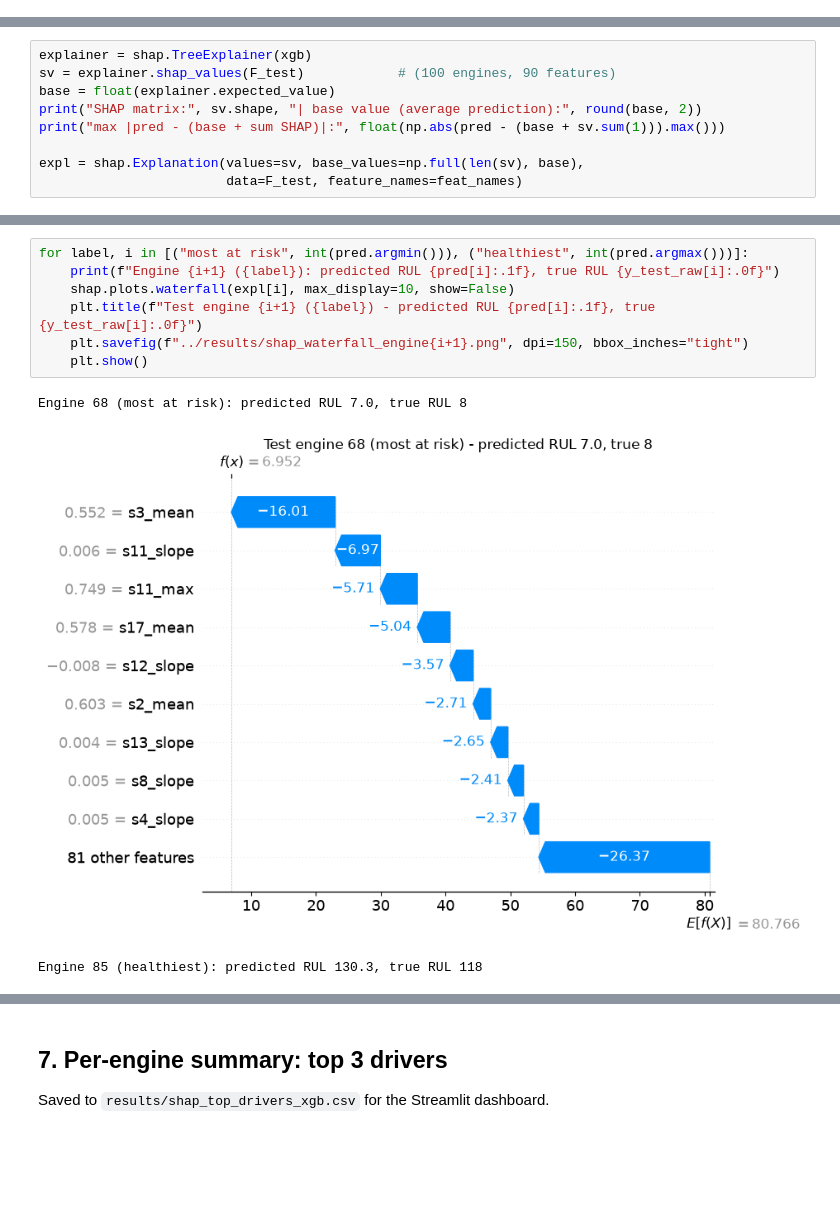
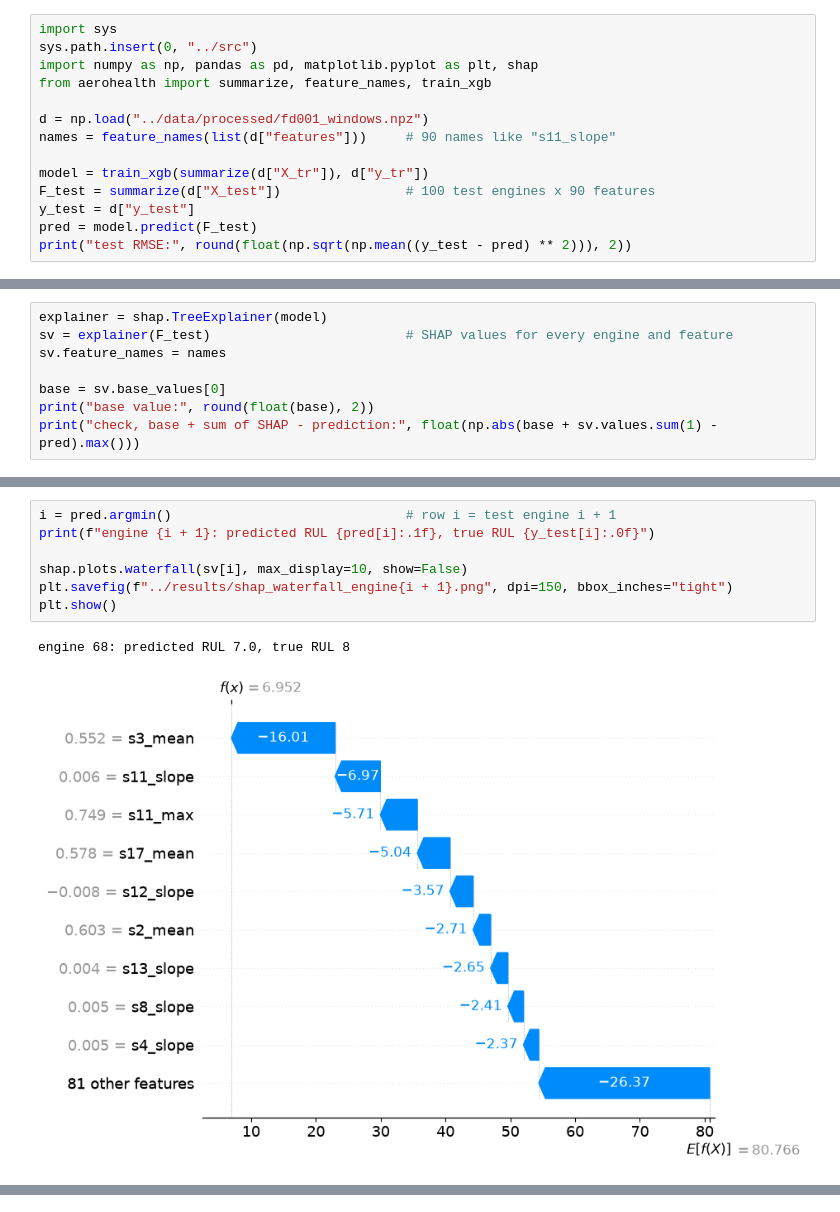
Before and after one commit to agupta30be24-create/aerohealth, a Jupyter notebook: notebooks/04_shap.ipynb, the cells around one changed output, grey strips where cells are left out. Cells and saved outputs as stored; diff of their text form; blank space fills up the shorter version.

```diff
--- a/notebooks/04_shap.ipynb
+++ b/notebooks/04_shap.ipynb
@@ -45,0 +11,14 @@ test RMSE (uncapped): 14.09
+# %%
+import sys
+sys.path.insert(0, "../src")
+import numpy as np, pandas as pd, matplotlib.pyplot as plt, shap
+from aerohealth import summarize, feature_names, train_xgb
+
+d = np.load("../data/processed/fd001_windows.npz")
+names = feature_names(list(d["features"]))     # 90 names like "s11_slope"
+
+model = train_xgb(summarize(d["X_tr"]), d["y_tr"])
+F_test = summarize(d["X_test"])                # 100 test engines x 90 features
+y_test = d["y_test"]
+pred = model.predict(F_test)
+print("test RMSE:", round(float(np.sqrt(np.mean((y_test - pred) ** 2))), 2))
@@ -48,10 +29,9 @@ test RMSE (uncapped): 14.09
 # %%
-explainer = shap.TreeExplainer(xgb)
-sv = explainer.shap_values(F_test)            # (100 engines, 90 features)
-base = float(explainer.expected_value)
-print("SHAP matrix:", sv.shape, "| base value (average prediction):", round(base, 2))
-print("max |pred - (base + sum SHAP)|:", float(np.abs(pred - (base + sv.sum(1))).max()))
+explainer = shap.TreeExplainer(model)
+sv = explainer(F_test)                         # SHAP values for every engine and feature
+sv.feature_names = names
 
-expl = shap.Explanation(values=sv, base_values=np.full(len(sv), base),
-                        data=F_test, feature_names=feat_names)
+base = sv.base_values[0]
+print("base value:", round(float(base), 2))
+print("check, base + sum of SHAP - prediction:", float(np.abs(base + sv.values.sum(1) - pred).max()))
 # %% [output]
@@ -103,11 +76,10 @@ Row *i* of the test set is test engine *i+1* (windows are built with `groupby("e
 # %%
-for label, i in [("most at risk", int(pred.argmin())), ("healthiest", int(pred.argmax()))]:
-    print(f"Engine {i+1} ({label}): predicted RUL {pred[i]:.1f}, true RUL {y_test_raw[i]:.0f}")
-    shap.plots.waterfall(expl[i], max_display=10, show=False)
-    plt.title(f"Test engine {i+1} ({label}) - predicted RUL {pred[i]:.1f}, true {y_test_raw[i]:.0f}")
-    plt.savefig(f"../results/shap_waterfall_engine{i+1}.png", dpi=150, bbox_inches="tight")
-    plt.show()
+i = pred.argmin()                              # row i = test engine i + 1
+print(f"engine {i + 1}: predicted RUL {pred[i]:.1f}, true RUL {y_test[i]:.0f}")
+
+shap.plots.waterfall(sv[i], max_display=10, show=False)
+plt.savefig(f"../results/shap_waterfall_engine{i + 1}.png", dpi=150, bbox_inches="tight")
+plt.show()
 # %% [output]
-Engine 68 (most at risk): predicted RUL 7.0, true RUL 8
+engine 68: predicted RUL 7.0, true RUL 8
-[figure, old version]
+[figure, new version]
-Engine 85 (healthiest): predicted RUL 130.3, true RUL 118
@@ -115,3 +85,0 @@ Engine 85 (healthiest): predicted RUL 130.3, true RUL 118
-# %% [markdown]
-## 7. Per-engine summary: top 3 drivers
-Saved to `results/shap_top_drivers_xgb.csv` for the Streamlit dashboard.
```
Also changed, not shown: parts of 23 cells of this notebook, 19 other files.
